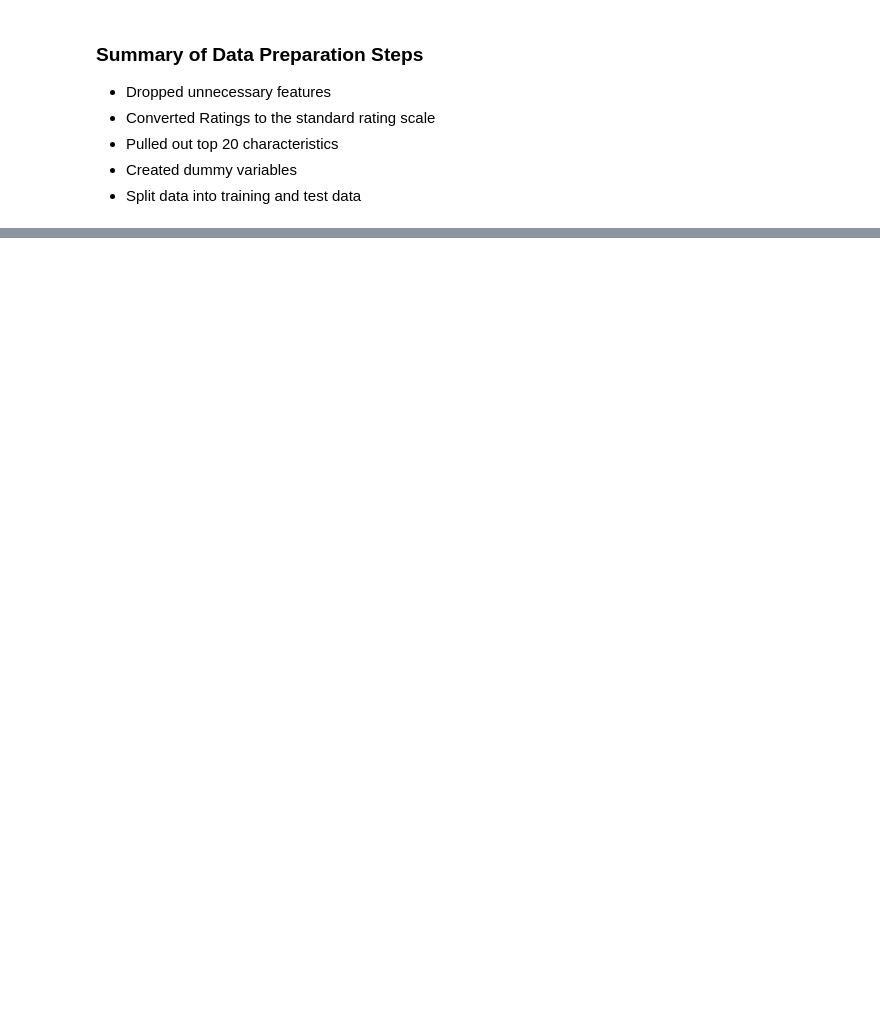
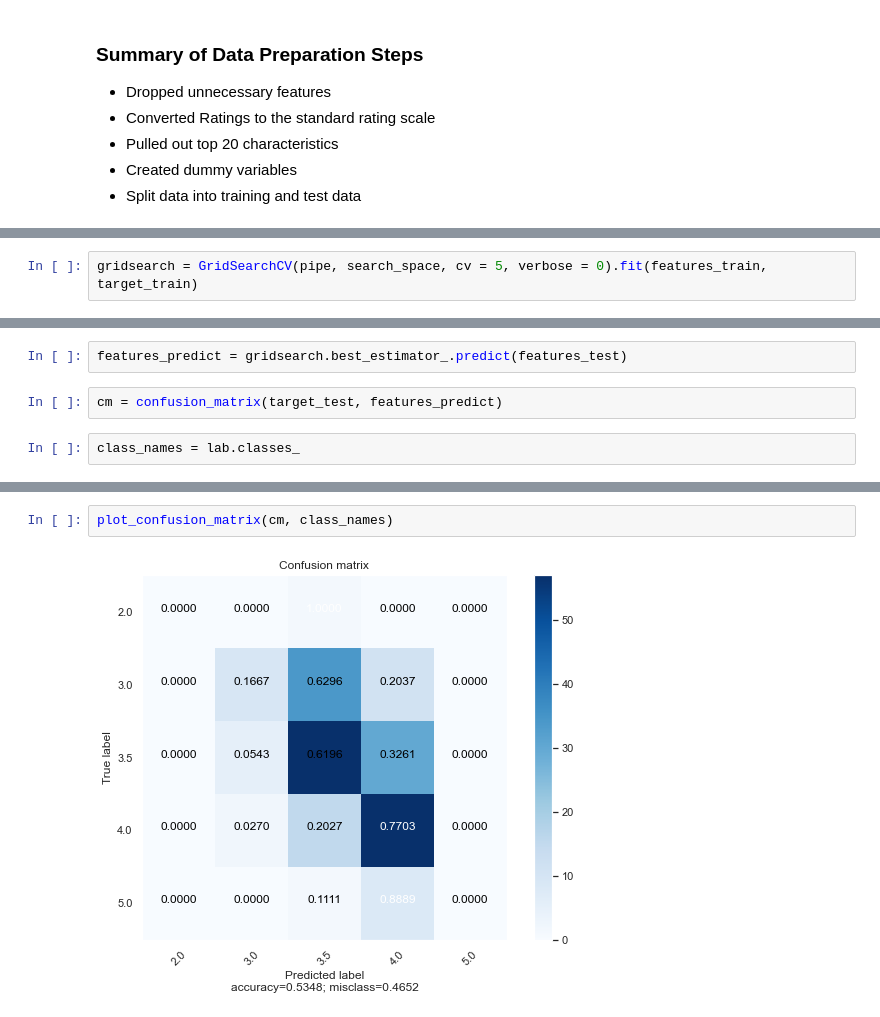
Before and after one commit to cableredi/BellevueUniv_MDS, a Jupyter notebook: DSC550/Term Paper/Chocolate_CableKimberly.ipynb, the cells around one changed output, grey strips where cells are left out. Cells and saved outputs as stored; diff of their text form; blank space fills up the shorter version.

```diff
--- a/DSC550/Term Paper/Chocolate_CableKimberly.ipynb
+++ b/DSC550/Term Paper/Chocolate_CableKimberly.ipynb
@@ -826,0 +820,2 @@ features_train.shape
+# %%
+gridsearch = GridSearchCV(pipe, search_space, cv = 5, verbose = 0).fit(features_train, target_train)
@@ -826,0 +851,6 @@ features_train.shape
+# %%
+features_predict = gridsearch.best_estimator_.predict(features_test)
+# %%
+cm = confusion_matrix(target_test, features_predict)
+# %%
+class_names = lab.classes_
@@ -826,0 +938,4 @@ features_train.shape
+# %%
+plot_confusion_matrix(cm, class_names)
+# %% [output]
+[figure, added]
```
Also changed, not shown: parts of 61 cells of this notebook, 1 other file.
